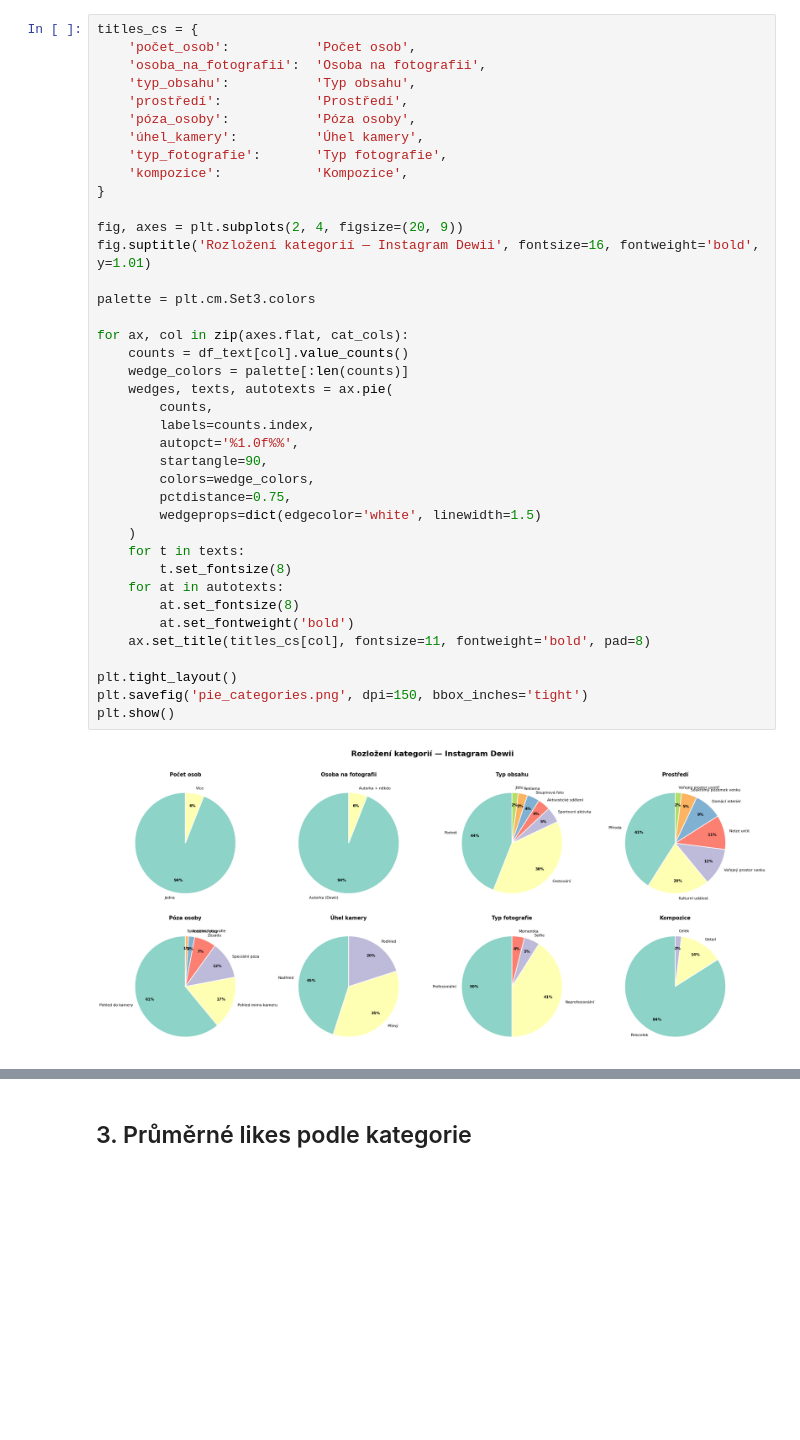
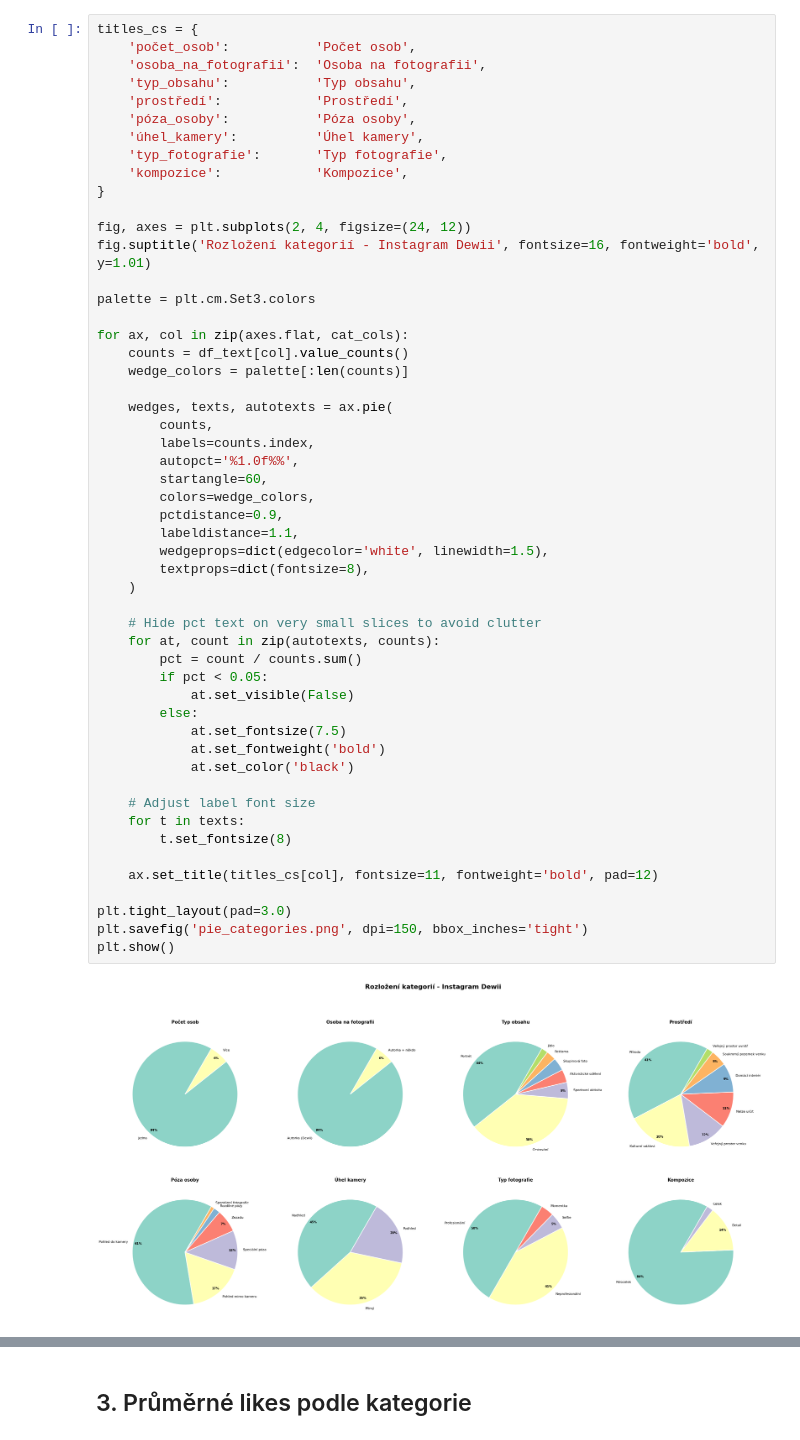
Before and after one commit to terrorgarten/natalie-analysis, a Jupyter notebook: instagram_analysis.ipynb, the cells around one changed output, grey strips where cells are left out. Saved outputs shown, nothing was run; the diff lists cells and outputs as text; blank space fills up the shorter version.

Commit message:
feat(plotting): adjust pie charts, replace spider chart

```diff
--- a/instagram_analysis.ipynb
+++ b/instagram_analysis.ipynb
@@ -76,42 +76,55 @@ foto_id
 # %%
 titles_cs = {
     'počet_osob':           'Počet osob',
     'osoba_na_fotografii':  'Osoba na fotografii',
     'typ_obsahu':           'Typ obsahu',
     'prostředí':            'Prostředí',
     'póza_osoby':           'Póza osoby',
     'úhel_kamery':          'Úhel kamery',
     'typ_fotografie':       'Typ fotografie',
     'kompozice':            'Kompozice',
 }
 
-fig, axes = plt.subplots(2, 4, figsize=(20, 9))
-fig.suptitle('Rozložení kategorií — Instagram Dewii', fontsize=16, fontweight='bold', y=1.01)
+fig, axes = plt.subplots(2, 4, figsize=(24, 12))
+fig.suptitle('Rozložení kategorií - Instagram Dewii', fontsize=16, fontweight='bold', y=1.01)
 
 palette = plt.cm.Set3.colors
 
 for ax, col in zip(axes.flat, cat_cols):
     counts = df_text[col].value_counts()
     wedge_colors = palette[:len(counts)]
+
     wedges, texts, autotexts = ax.pie(
         counts,
         labels=counts.index,
         autopct='%1.0f%%',
-        startangle=90,
+        startangle=60,
         colors=wedge_colors,
-        pctdistance=0.75,
-        wedgeprops=dict(edgecolor='white', linewidth=1.5)
+        pctdistance=0.9,
+        labeldistance=1.1,
+        wedgeprops=dict(edgecolor='white', linewidth=1.5),
+        textprops=dict(fontsize=8),
     )
+
+    # Hide pct text on very small slices to avoid clutter
+    for at, count in zip(autotexts, counts):
+        pct = count / counts.sum()
+        if pct < 0.05:
+            at.set_visible(False)
+        else:
+            at.set_fontsize(7.5)
+            at.set_fontweight('bold')
+            at.set_color('black')
+
+    # Adjust label font size
     for t in texts:
         t.set_fontsize(8)
-    for at in autotexts:
-        at.set_fontsize(8)
-        at.set_fontweight('bold')
-    ax.set_title(titles_cs[col], fontsize=11, fontweight='bold', pad=8)
 
-plt.tight_layout()
+    ax.set_title(titles_cs[col], fontsize=11, fontweight='bold', pad=12)
+
+plt.tight_layout(pad=3.0)
 plt.savefig('pie_categories.png', dpi=150, bbox_inches='tight')
 plt.show()
 # %% [output]
-[figure, old version]
+[figure, new version]
 # %% [markdown]
```
Also changed, not shown: parts of 9 cells of this notebook, 5 other files.
